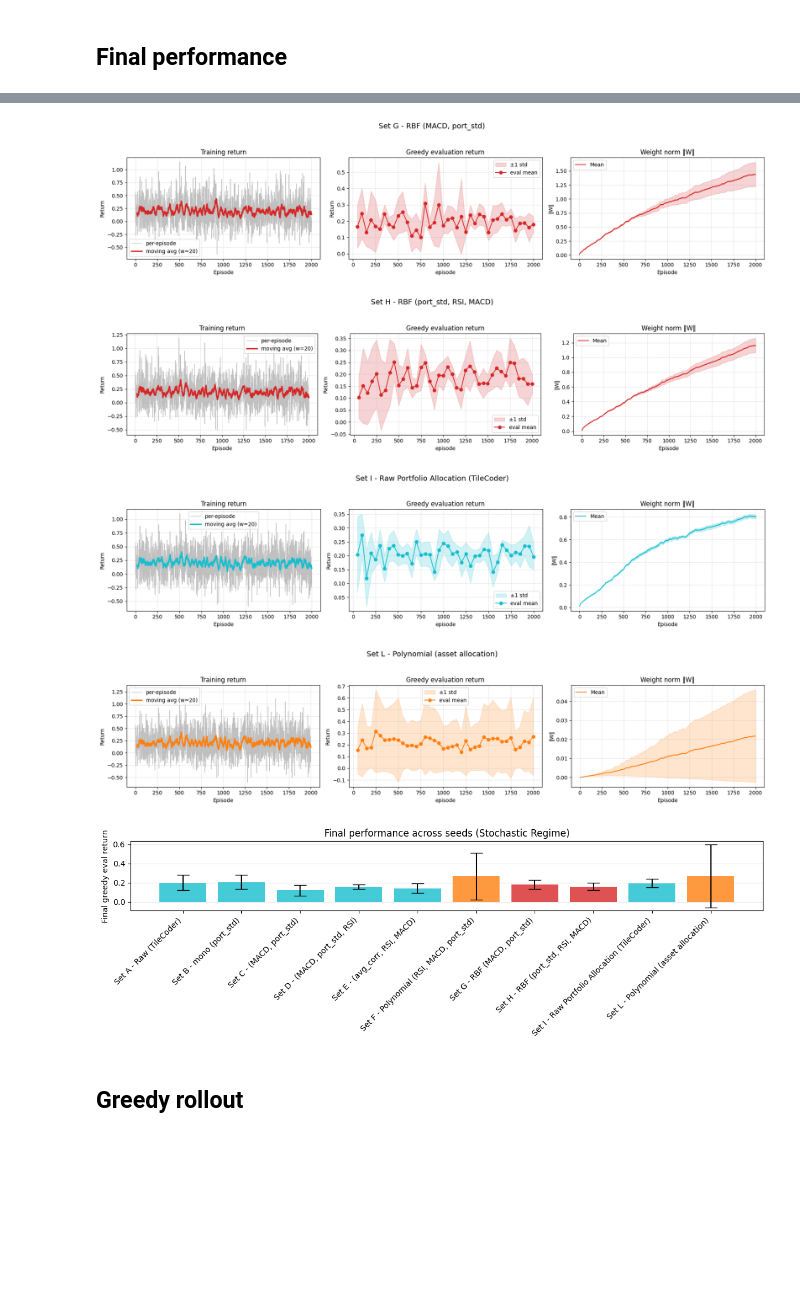
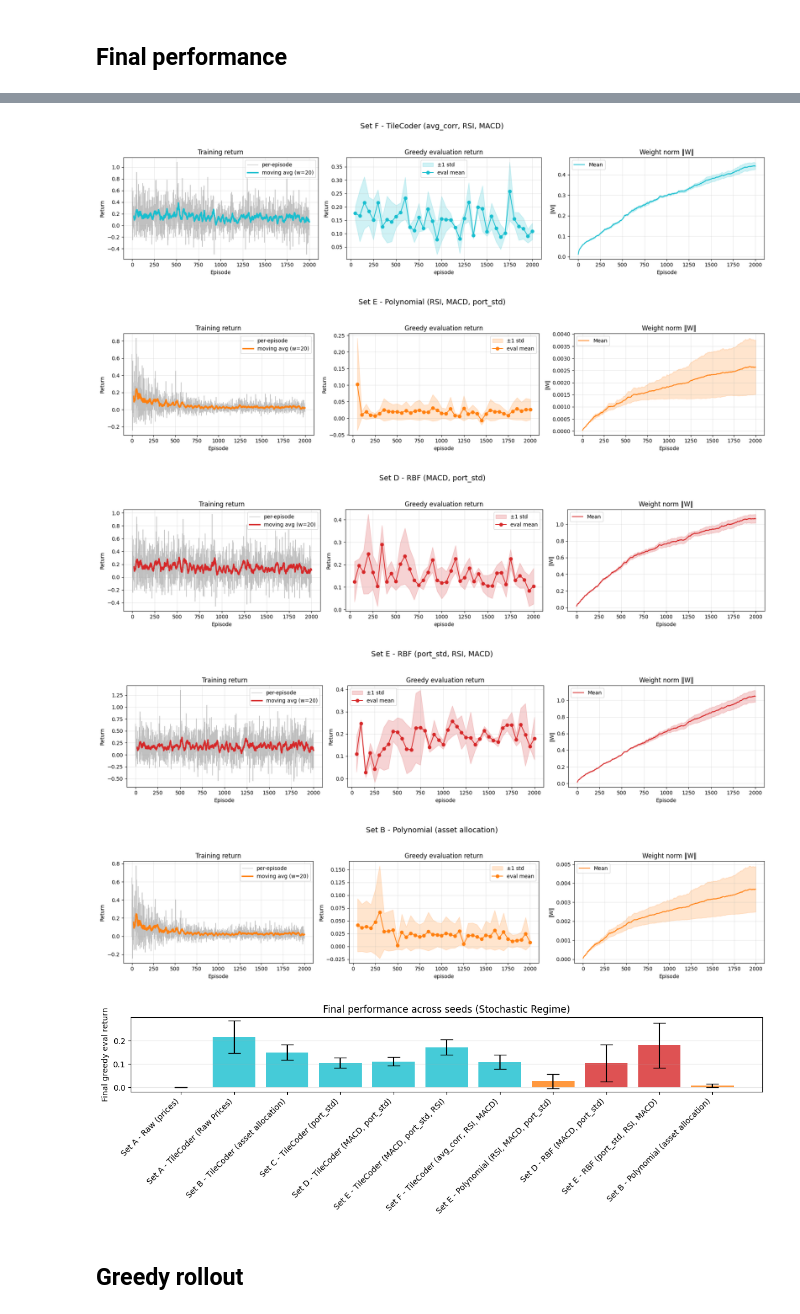
Before and after one commit to echo85/rl-market-maker, a Jupyter notebook: rl-market-maker.ipynb, the cells around one changed output, grey strips where cells are left out. Cells and saved outputs as stored; diff of their text form; code cells hidden in the pictures; blank space fills up the shorter version.

```diff
--- a/rl-market-maker.ipynb
+++ b/rl-market-maker.ipynb
@@ -14,7 +14,7 @@ tickers = ['BTC-EUR', 'C3M.MI', 'VWCE.DE',]
 BENCHMARK_ASSET = 'VWCE.DE'
 
 print(f'Downloading historical data for {tickers}...')
-df_prices = yf.download(tickers, start='2015-01-01', end='2024-01-01')['Close']
+df_prices = yf.download(tickers, start='2015-01-01', end='2026-07-01')['Close']
 df_prices = df_prices.dropna()
 print('Data loaded successfully! Shape:', df_prices.shape)
 
@@ -115,8 +115,7 @@ from agents.linear_sarsa import LinearSARSAAgent
 from utils.features import TileCoder, RBFFeatures, PolynomialFeatures
 from utils.training import train, evaluate
 
-# ----- Training schedule (kept identical across feature sets) --------
-N_EPISODES         = 2000
+N_EPISODES         = 1000
 EVAL_EVERY         = 50
 EVAL_EPISODES      = 20
 MAX_STEPS_PER_EP   = 250
@@ -317,20 +208,29 @@ for label, feat, alpha in feature_sets:
 # %% [markdown]
 ## Final performance
 # %%
-feature_sets_experiments = {
-    'Set A - Raw (TileCoder)': {'features': feat_setA, 'alpha': TC_ALPHA, 'color': 'tab:cyan'},
-    'Set B - mono (port_std)': {'features': feat_setB, 'alpha': TC_ALPHA, 'color': 'tab:cyan'},
-    'Set C - (MACD, port_std)': {'features': feat_setC, 'alpha': TC_ALPHA, 'color': 'tab:cyan'},
-    'Set D - (MACD, port_std, RSI)': {'features': feat_setD, 'alpha': TC_ALPHA, 'color': 'tab:cyan'},
-    'Set E - (avg_corr, RSI, MACD)': {'features': feat_setE, 'alpha': TC_ALPHA, 'color': 'tab:cyan'},
-    'Set F - Polynomial (RSI, MACD, port_std)': {'features': feat_set3, 'alpha': POLY_ALPHA, 'color': 'tab:orange'},
-    'Set G - RBF (MACD, port_std)': {'features': feat_setG, 'alpha': RBF_ALPHA, 'color': 'tab:red'},
-    'Set H - RBF (port_std, RSI, MACD)': {'features': feat_set2, 'alpha': RBF_ALPHA, 'color': 'tab:red'},
-    'Set I - Raw Portfolio Allocation (TileCoder)': {'features': feat_setI, 'alpha': TC_ALPHA, 'color': 'tab:cyan'},
-    'Set L - Polynomial (asset allocation)': {'features': feat_setL, 'alpha': TC_ALPHA, 'color': 'tab:orange'}
-}
+feature_sets_experiments = {}
+for cfg in feature_sets:
+    label = cfg['name']
+    kind = cfg['kind']
+    alpha = cfg['alpha']
+    if kind == 'tile':
+        color = 'tab:cyan'
+    elif kind == 'poly':
+        color = 'tab:orange'
+    elif kind == 'rbf':
+        color = 'tab:red'
+    else:
+        color = 'tab:blue'
 
-result_dir = "stoch_regime__20260723_232829"
+    feat = make_feature_extractor(cfg, seed=0)
+
+    feature_sets_experiments[label] = {
+        'features': feat,
+        'alpha': alpha,
+        'color': color
+    }
+
+result_dir = "stoch_regime__20260726_104016"
 final_evals = MarketCharts.plot_training_trajectories(feature_sets_experiments, result_dir)
 MarketCharts.plot_final_performance(final_evals, feature_sets_experiments)
 # %% [output]
@@ -343,8 +243,9 @@ MarketCharts.plot_final_performance(final_evals, feature_sets_experiments)
-[figure, old version]
+[figure, new version]
-[figure, old version]
+[figure, new version]
-[figure, old version]
+[figure, new version]
-[figure, old version]
+[figure, new version]
-[figure, old version]
+[figure, new version]
+[figure, added]
 # %% [markdown]
 ## Greedy rollout
 # %%
```
Also changed, not shown: parts of 14 cells of this notebook, 10 other files.
